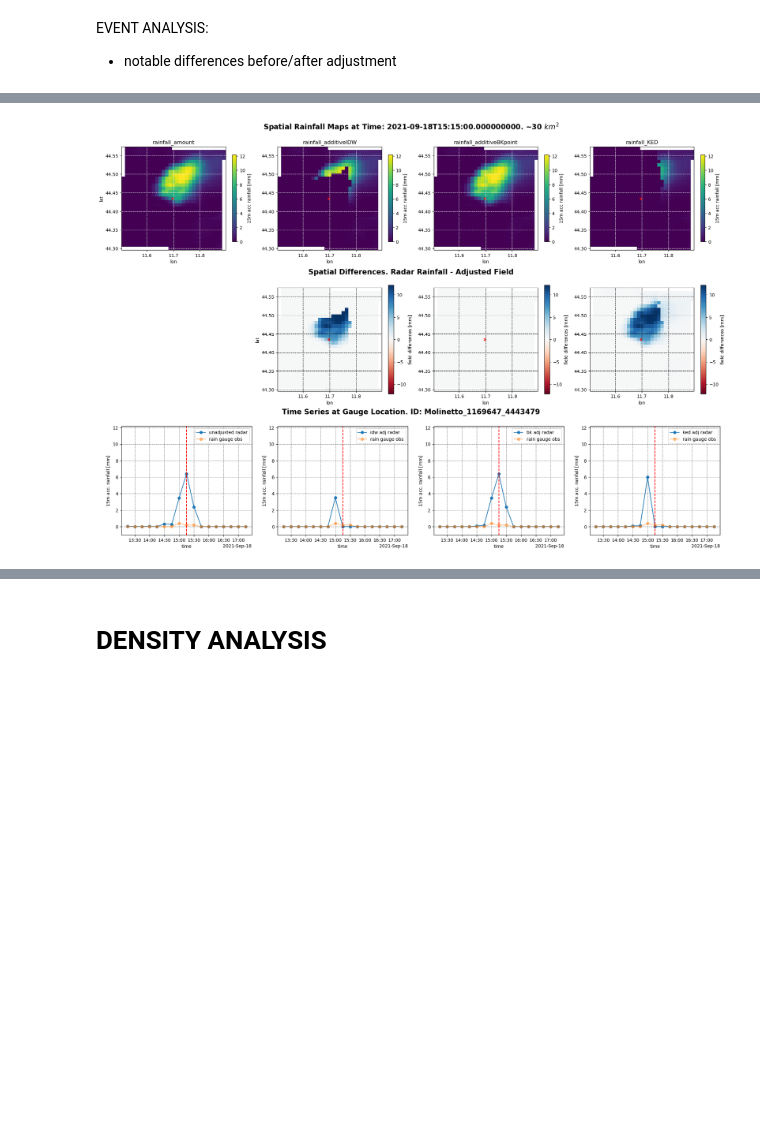
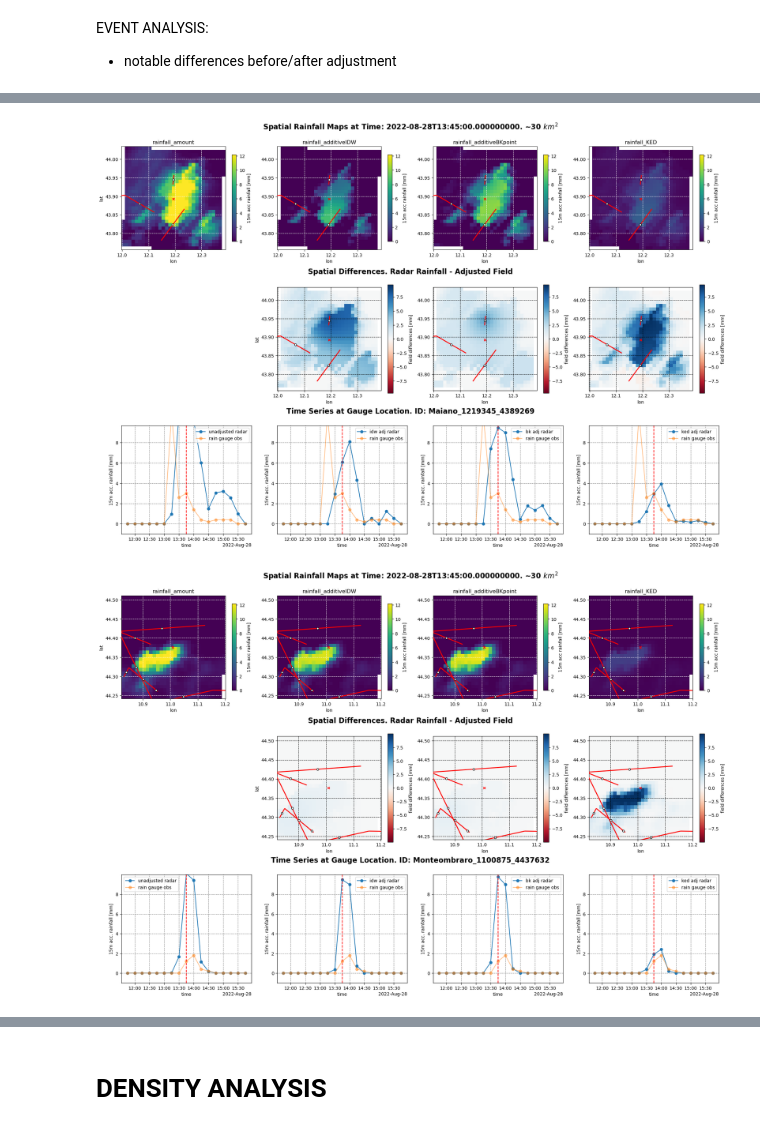
Before and after one commit to EliaCovi/radar_adjustment_intercomparison, a Jupyter notebook: 4_adjustment_analysis.ipynb, the cells around one changed output, grey strips where cells are left out. Saved outputs shown, nothing was run; the diff lists cells and outputs as text; code cells hidden in the pictures; blank space fills up the shorter version.

```diff
--- a/4_adjustment_analysis.ipynb
+++ b/4_adjustment_analysis.ipynb
@@ -21,8 +21,8 @@ ds_cmls = ds_cmls.R_acc.resample(time = '15min', label='right', closed='right').
 ds_cmls = ds_cmls.reduce(np.nanmean, dim='sublink_id')
 
 # Slice in time
-start = '2021-09-01T00'
-end = '2021-09-30T00'
+start = '2022-08-01T00'
+end = '2022-08-31T00'
 ds_gauges = ds_gauges.sel(time = slice(start, end))
 ds_rad = ds_rad.sel(time = slice(start, end))
 ds_cmls = ds_cmls.sel(time = slice(start, end))
@@ -374,7 +389,7 @@ for t in test.time.values:
 # %%
 # SELECT TIME AND RAIN GAUGES
-seltime = '2021-09-18T15:15:00.000000000'
-selids = ['Molinetto_1169647_4443479']
+seltime = '2022-08-28T13:45:00.000000000'
+selids = ['Maiano_1219345_4389269','Monteombraro_1100875_4437632','Bardi_973284_4463379']
 # area [km2] to display around the station
 area_maps = 30
 # how many hours to display before and after seltime
@@ -441,31 +456,32 @@ for sid in selids:
         ax[1,i].scatter(gdf.middle_lon, gdf.middle_lat, color='white', edgecolor='black', s=20, zorder=6)
 
     ax[1,1].set_ylabel('lat')
 
     # plot time series
     interval = slice(np.datetime64(seltime)-np.timedelta64(deltah_timeline,'h'),
                      np.datetime64(seltime)+np.timedelta64(deltah_timeline,'h'))
     ds_gauges.rainfall_radar.sel(id=sid, time=interval).plot.line(ax=ax[2,0], marker='o', label='unadjusted radar')
     ds_gauges.rainfall_amount.sel(id=sid, time=interval).plot.line(ax=ax[2,0], marker='o', label='rain gauge obs', alpha=.5)
     ds_gauges.adjust_idw.sel(id=sid, time=interval).plot.line(ax=ax[2,1], marker='o', label='idw adj radar')
     ds_gauges.rainfall_amount.sel(id=sid, time=interval).plot.line(ax=ax[2,1], marker='o', label='rain gauge obs', alpha=.5)
     ds_gauges.adjust_bk.sel(id=sid, time=interval).plot.line(ax=ax[2,2], marker='o', label='bk adj radar')
     ds_gauges.rainfall_amount.sel(id=sid, time=interval).plot.line(ax=ax[2,2], marker='o', label='rain gauge obs', alpha=.5)
     ds_gauges.adjust_ked.sel(id=sid, time=interval).plot.line(ax=ax[2,3], marker='o', label='ked adj radar')
     ds_gauges.rainfall_amount.sel(id=sid, time=interval).plot.line(ax=ax[2,3], marker='o', label='rain gauge obs', alpha=.5)
     for i in range(4):
         ax[2,i].grid(linestyle='--', c='gray')
         ax[2,i].axvline(x=np.datetime64(seltime), c='red', linestyle='--')
         ax[2,i].set_ylim([-1, vmax])
         ax[2,i].legend()
         ax[2,i].set_ylabel('15m acc. rainfall [mm]')
         ax[2,i].set_title('')
 
     fig.text(0.5, 0.95, 'Spatial Rainfall Maps at Time: '+seltime+'. ~'+str(area_maps)+' $km^2$', ha='center', fontsize=16, fontweight='bold')
     fig.text(0.5, 0.65, 'Spatial Differences. Radar Rainfall - Adjusted Field', ha='center', fontsize=16, fontweight='bold')
     fig.text(0.5, 0.36, 'Time Series at Gauge Location. ID: '+sid, ha='center', fontsize=16, fontweight='bold')
     plt.subplots_adjust(hspace=0.3, top=0.92)
 
     fig.delaxes(ax[1,0])
 # %% [output]
-[figure, old version]
+[figure, new version]
+[figure, added]
```
Also changed, not shown: parts of 29 cells of this notebook, 2 other files.
